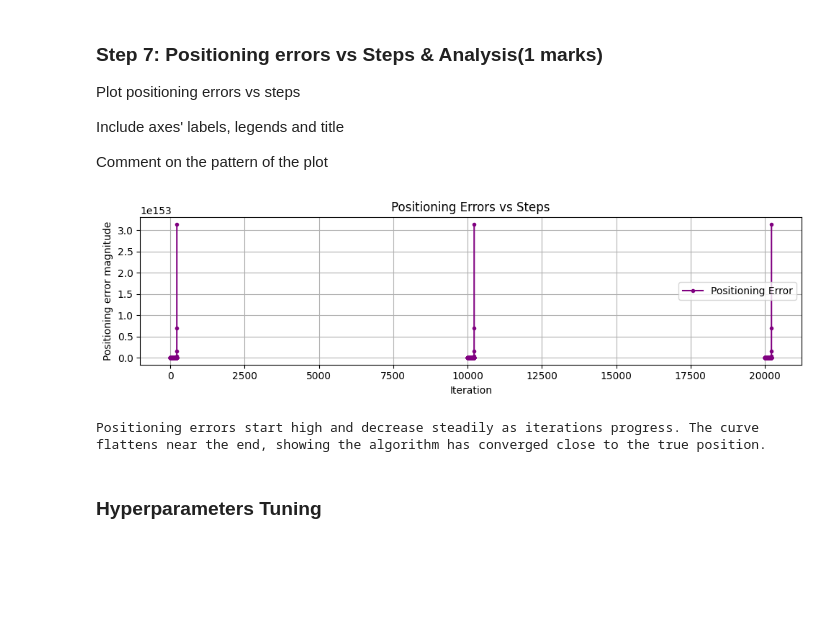
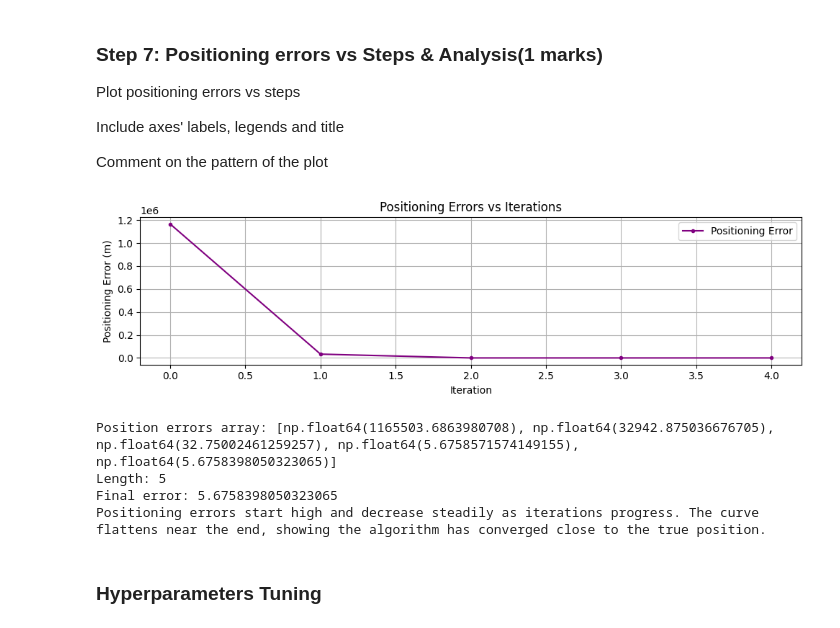
Before and after one commit to prabjotsanghera/ENGG680_2025_Fall, a Jupyter notebook: Lab_Assignment2/Assignment2_Upload.ipynb, the cells around one changed output. Drawn from its saved outputs; the diff is of its cells as text; code cells hidden in the pictures; blank space fills up the shorter version.

```diff
--- a/Lab_Assignment2/Assignment2_Upload.ipynb
+++ b/Lab_Assignment2/Assignment2_Upload.ipynb
@@ -679,27 +678,32 @@ Comment on the pattern of the plot
 # %%
 import matplotlib.pyplot as plt
 import numpy as np
 
-# Positioning error at each step (arr_err is a list of 3D error vectors)
-# Convert arr_err (list of arrays) to a 2D numpy array first
-# Then compute the norm for each error vector
-pos_errors = np.linalg.norm(np.array(arr_err), axis=1)
+# Positioning error at each step (arr_err_pos is the list of 3D errors)
+# Convert arr_err_pos (list of errors) to a numpy array
+# Since arr_err_pos already contains the norm of 3D errors, we can use it directly
+pos_errors = np.array(arr_err_pos)
 
 fig, ax = plt.subplots(figsize=(10,3))
 ax.plot(range(len(pos_errors)), pos_errors, label="Positioning Error", color="purple", marker="o", markersize=3)
 ax.set_xlabel("Iteration")
-ax.set_ylabel("Positioning error magnitude")
-ax.set_title("Positioning Errors vs Steps")
+ax.set_ylabel("Positioning Error (m)")
+ax.set_title("Positioning Errors vs Iterations")
 ax.legend()
 ax.grid(True)
 fig.tight_layout()
 plt.show()
-
+print("Position errors array:", arr_err_pos)
+print("Length:", len(arr_err_pos))
+print("Final error:", arr_err_pos[-1])
 # Comment on the pattern
 print("Positioning errors start high and decrease steadily as iterations progress. "
       "The curve flattens near the end, showing the algorithm has converged close to the true position.")
 # %% [output]
-[figure, old version]
+[figure, new version]
+Position errors array: [np.float64(1165503.6863980708), np.float64(32942.875036676705), np.float64(32.75002461259257), np.float64(5.6758571574149155), np.float64(5.6758398050323065)]
+Length: 5
+Final error: 5.6758398050323065
 Positioning errors start high and decrease steadily as iterations progress. The curve flattens near the end, showing the algorithm has converged close to the true position.
 # %% [markdown]
 ### **Hyperparameters Tuning**
```
Also changed, not shown: parts of 2 cells of this notebook.
